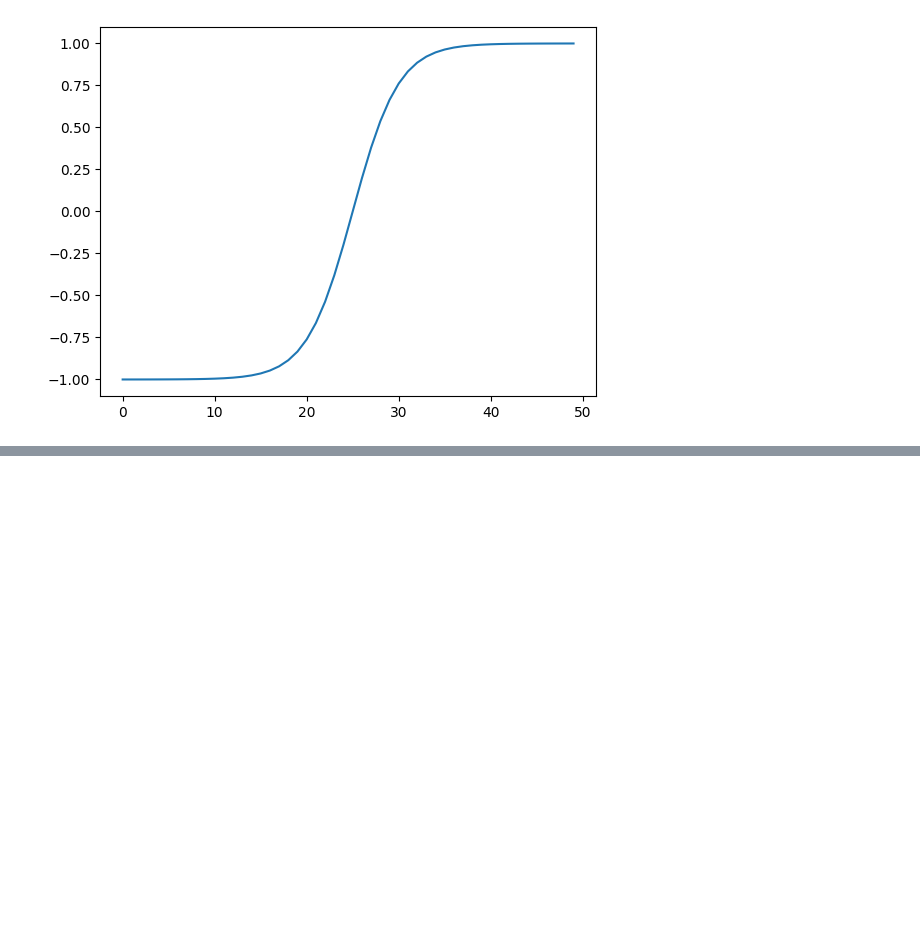
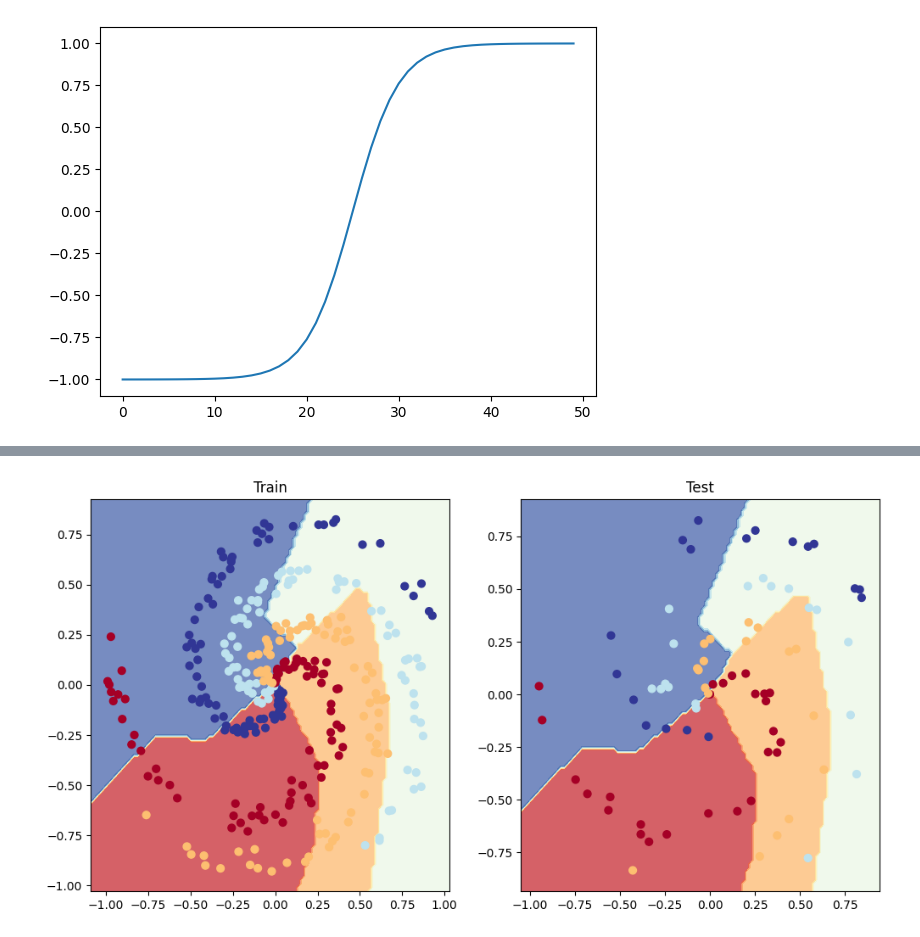
Before and after one commit to TudorMurariu/Learning-Pytorch, a Jupyter notebook: 02 PyTorch Neural Network.ipynb, the cells around one changed output, grey strips where cells are left out. Cells and saved outputs as stored; diff of their text form; code cells hidden in the pictures; blank space fills up the shorter version.

```diff
--- a/02 PyTorch Neural Network.ipynb
+++ b/02 PyTorch Neural Network.ipynb
@@ -366,0 +422,33 @@ plt.plot(tanh(data))
+# %%
+loss_fn = nn.CrossEntropyLoss()
+optimizer = torch.optim.SGD(model_multiclass.parameters(),
+                            lr=0.01)
+# %%
+# Training
+
+torch.manual_seed(42)
+epochs = 10001
+for epoch in range(epochs):
+    model_multiclass.train()
+
+    y_logits = model_multiclass(X_train)
+    y_pred = torch.softmax(y_logits, dim=1).argmax(dim=1)
+    loss = loss_fn(y_logits, y_train)
+
+    optimizer.zero_grad()
+    loss.backward()
+    optimizer.step()
+
+    if epoch % 1000 == 0:
+        model_multiclass.eval()
+        with torch.inference_mode():
+            acc = accuracy_fn(y_true=y_train,
+                      y_pred=y_pred)
+
+            test_logits = model_multiclass(X_test)
+            test_pred = torch.softmax(test_logits, dim=1).argmax(dim=1)
+
+            test_loss = loss_fn(test_logits, y_test)
+            test_acc = accuracy_fn(y_true=y_test,
+                                    y_pred=test_pred)
+        print(f"Epoch: {epoch} | Loss: {loss:.5f}, Accuracy: {acc:.2f}% | Test Loss: {test_loss:.5f}, Test Accuracy: {test_acc:.2f}%")
@@ -366,0 +467,10 @@ plt.plot(tanh(data))
+# %%
+plt.figure(figsize=(12, 6))
+plt.subplot(1, 2, 1)
+plt.title("Train")
+plot_decision_boundary(model_multiclass, X_train, y_train)
+plt.subplot(1, 2, 2)
+plt.title("Test")
+plot_decision_boundary(model_multiclass, X_test, y_test)
+# %% [output]
+[figure, added]
```
Also changed, not shown: parts of 8 cells of this notebook.
